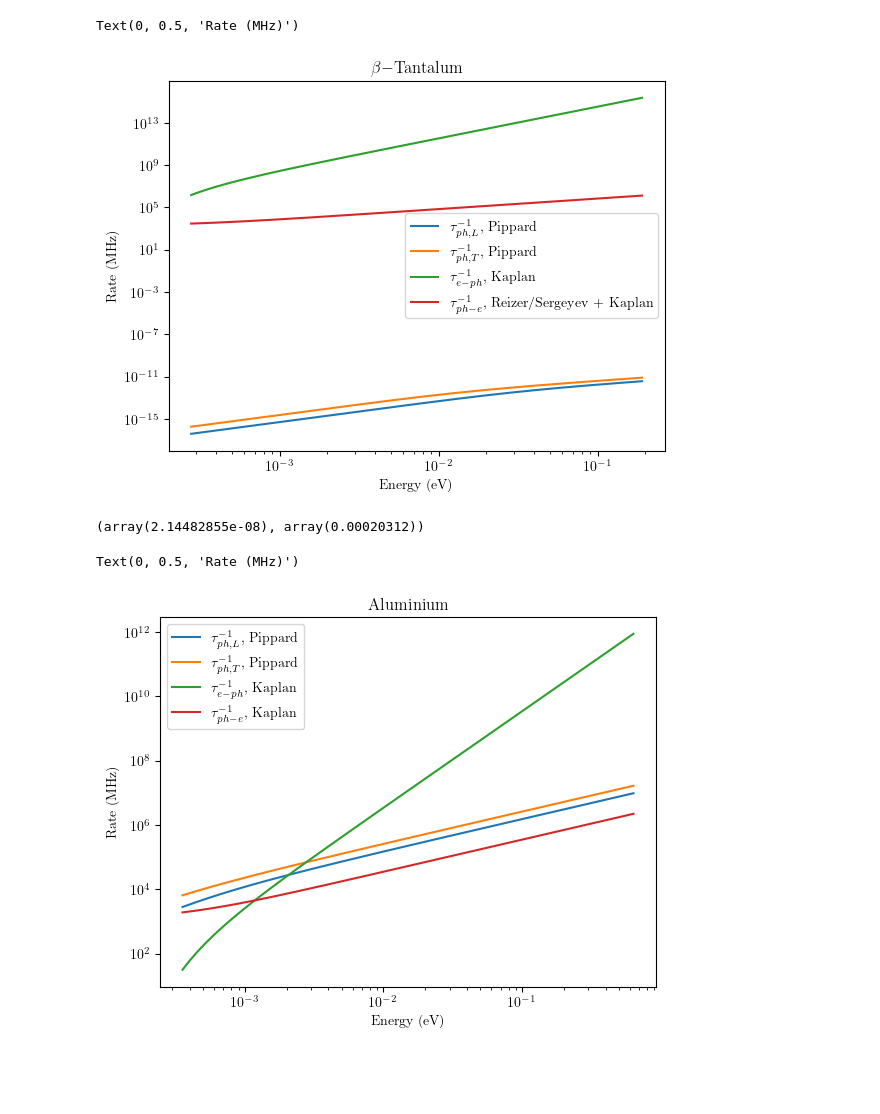
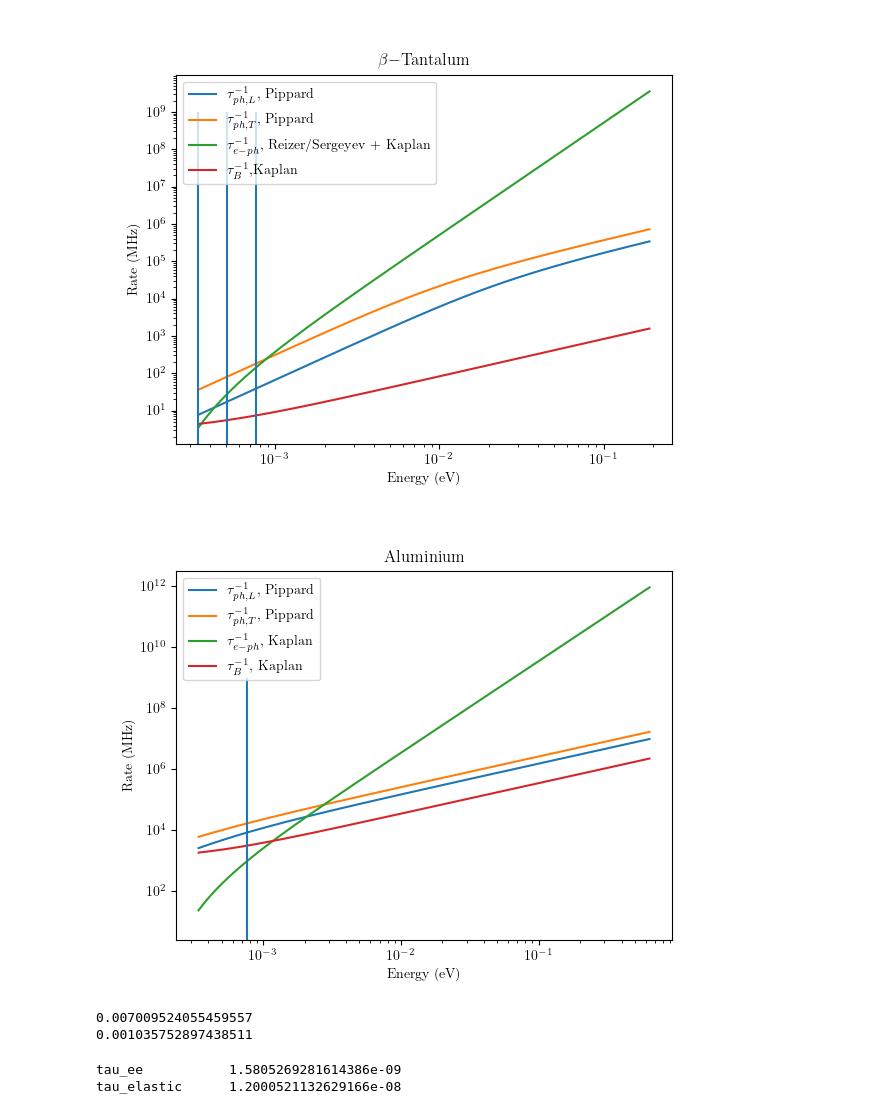
Before and after one commit to 10483/MTP, a Jupyter notebook: calc_theory.ipynb, the cells around one changed output. Cells and saved outputs as stored; diff of their text form; code cells hidden in the pictures; blank space fills up the shorter version.

```diff
--- a/calc_theory.ipynb
+++ b/calc_theory.ipynb
@@ -2,17 +2,13 @@
 import numpy as np
 from scipy.integrate import dblquad
 from scipy.integrate import quad
-from scipy.optimize import curve_fit
-from scipy.optimize import fsolve
-from tqdm import tqdm
-import os
-import re
 import matplotlib.pyplot as plt
 plt.rcParams.update({
     "text.usetex": True,
     "font.family": "Computer Modern",
     "figure.dpi": 100,
 })
+%matplotlib widget
 
 class fixed_values:
   def __init__(self):
@@ -24,4 +20,6 @@ class fixed_values:
     self.energy_au=27.211386 #eV
     self.time_au=2.418884e-11 #us
     self.length_au=5.291772e-5 #um
+    self.N_A = 6.022e23
+    self.m_e = 5.68563006e-12 #eV s2 m-2
 consts = fixed_values()
@@ -130,18 +146,13 @@ def calc_pippard(metal,energy):
     g = 3/(2*k_T**2*l**2)*((k_T**2*l**2+1)/(k_T*l)*np.arctan(k_T*l)-1)
     alpha_T = metal.n*mstar/(metal.rho_m*metal.v_T*tau_elastic) * (1-g)/g
     tau_ph_T = 1/(metal.v_T*alpha_T)
-    return tau_ph_L,tau_ph_T
+    return tau_ph_L,tau_ph_T,tau_elastic
 
 @np.vectorize
-def calc_kaplan(metal,energy):
-    p_fermi = np.sqrt((consts.hbar)**2*(3*np.pi**2*metal.n)**(2/3))
-    k_fermi = p_fermi/consts.hbar
-    mstar = 2*consts.hbar**2*metal.nue*np.pi**2/k_fermi # from suppl
-    epsilonF = (consts.hbar)**2/(2*mstar)*(3*np.pi**2*metal.n)**(2/3)
-
+def calc_kaplan(metal,energy,T):
     tau_s = metal.tau_0/((metal.Delta/(consts.k_B*metal.Tc))**3*(1/3*((energy/metal.Delta)**2-1)**(3/2)+5/2*((energy/metal.Delta)**2-1)**(1/2)-metal.Delta/(2*energy)*(1+4*(energy/metal.Delta)**2)*np.log(energy/metal.Delta+((energy/metal.Delta)**2-1)**(1/2))))
 
-    f = lambda e : 1-np.heaviside(epsilonF-e,0.5)
+    f = lambda e : 1/(np.exp(e/(consts.k_B*T))+1)
 
     RB_int = lambda omega : 1/(omega**2 - metal.Delta**2)**0.5 * (omega*(energy-omega)+metal.Delta**2)/((energy-omega)**2-metal.Delta**2)**0.5 * (1-f(omega)-f(energy-omega))
     Rphs_int = lambda omega : 1/(omega**2 - metal.Delta**2)**0.5 * (omega*(energy+omega)-metal.Delta**2)/((energy+omega)**2-metal.Delta**2)**0.5 * (f(omega)-f(energy+omega))
@@ -150,44 +161,65 @@ def calc_kaplan(metal,energy):
     Rphs = 8*np.pi*metal.nue*metal.alpha2_av/(consts.hbar*metal.n) * quad(Rphs_int,metal.Delta,np.inf)[0]
 
 
-    return tau_s, 1/RB#, Rphs
+    return tau_s, 1/RB#, 1/Rphs
 # %%
-E_range = np.geomspace(2.1*bTa.Delta,10*bTa.OmegaD,1000)
+E_range = np.geomspace(2.01*bTa.Delta,10*bTa.E_D,1000)
 tau_ee = calc_LP(bTa,E_range)
-tau_ph_L,tau_ph_T = calc_pippard(bTa,E_range)
-tau_s,tau_B = calc_kaplan(bTa,E_range)
+tau_ph_L,tau_ph_T,_ = calc_pippard(bTa,E_range)
+tau_s,tau_B = calc_kaplan(bTa,E_range,T)
 
+plt.figure()
 #plt.loglog(E_range,1/tau_ee,label=r'$\frac{1}{\tau_{e-e}}$')
 plt.loglog(E_range,1/tau_ph_L,label=r'$\tau_{ph,L}^{-1}$, Pippard')
 plt.loglog(E_range,1/tau_ph_T,label=r'$\tau_{ph,T}^{-1}$, Pippard')
-plt.loglog(E_range,1/tau_s,label=r'$\tau_{e-ph}^{-1}$, Kaplan')
-plt.loglog(E_range,1/tau_B,label=r'$\tau_{ph-e}^{-1}$, Reizer/Sergeyev + Kaplan')
+plt.loglog(E_range,1/tau_s,label=r'$\tau_{e-ph}^{-1}$, Reizer/Sergeyev + Kaplan')
+plt.loglog(E_range,1/tau_B,label=r'$\tau_{B}^{-1}$,Kaplan')
+#plt.loglog(E_range,1/tau_phs,label=r'$\tau_{phs}^{-1}$, Kaplan')
+
+plt.vlines([2*bTa.Delta,3*bTa.Delta,4.5*bTa.Delta],1,1e9)
+
 plt.legend()
 plt.title(r'$\beta-$Tantalum')
 plt.xlabel('Energy (eV)')
 plt.ylabel('Rate (MHz)')
+plt.show()
 # %% [output]
-Text(0, 0.5, 'Rate (MHz)')
-[figure, old version]
+[figure, new version]
-# %%
-calc_kaplan(bTa,4.5*bTa.Delta)
-# %% [output]
-(array(2.14482855e-08), array(0.00020312))
 # %%
-E_range = np.geomspace(2.1*Al.Delta,10*Al.OmegaD,1000)
+E_range = np.geomspace(2.01*Al.Delta,10*Al.E_D,1000)
 tau_ee = calc_LP(Al,E_range)
-tau_ph_L,tau_ph_T = calc_pippard(Al,E_range)
-tau_s,tau_B = calc_kaplan(Al,E_range)
+tau_ph_L,tau_ph_T,_ = calc_pippard(Al,E_range)
+tau_s,tau_B = calc_kaplan(Al,E_range,T)
 
+plt.figure()
 #plt.loglog(E_range,1/tau_ee,label=r'$\frac{1}{\tau_{e-e}}$')
 plt.loglog(E_range,1/tau_ph_L,label=r'$\tau_{ph,L}^{-1}$, Pippard')
 plt.loglog(E_range,1/tau_ph_T,label=r'$\tau_{ph,T}^{-1}$, Pippard')
 plt.loglog(E_range,1/tau_s,label=r'$\tau_{e-ph}^{-1}$, Kaplan')
-plt.loglog(E_range,1/tau_B,label=r'$\tau_{ph-e}^{-1}$, Kaplan')
+plt.loglog(E_range,1/tau_B,label=r'$\tau_{B}^{-1}$, Kaplan')
+#plt.loglog(E_range,1/tau_phs,label=r'$\tau_{phs}^{-1}$, Kaplan')
+
+plt.vlines(4.5*Al.Delta,1,1e9)
+
 plt.legend()
 plt.title('Aluminium')
 plt.xlabel('Energy (eV)')
 plt.ylabel('Rate (MHz)')
+plt.show()
 # %% [output]
-Text(0, 0.5, 'Rate (MHz)')
-[figure, old version]
+[figure, new version]
+# %%
+print(calc_kaplan(bTa,4.5*bTa.Delta,T)[0])
+print(calc_kaplan(Al,4.5*Al.Delta,T)[0])
+# %% [output]
+0.007009524055459557
+0.001035752897438511
+# %%
+E1 = 67*Al.E_D
+tau_ee = calc_LP(Al,E1)
+_,_,tau_elastic = calc_pippard(Al,E1)
+print('tau_ee\t\t',tau_ee)
+print('tau_elastic\t',tau_elastic)
+# %% [output]
+tau_ee           1.5805269281614386e-09
+tau_elastic      1.2000521132629166e-08
```
Also changed, not shown: parts of 4 cells of this notebook, 5 other files.
